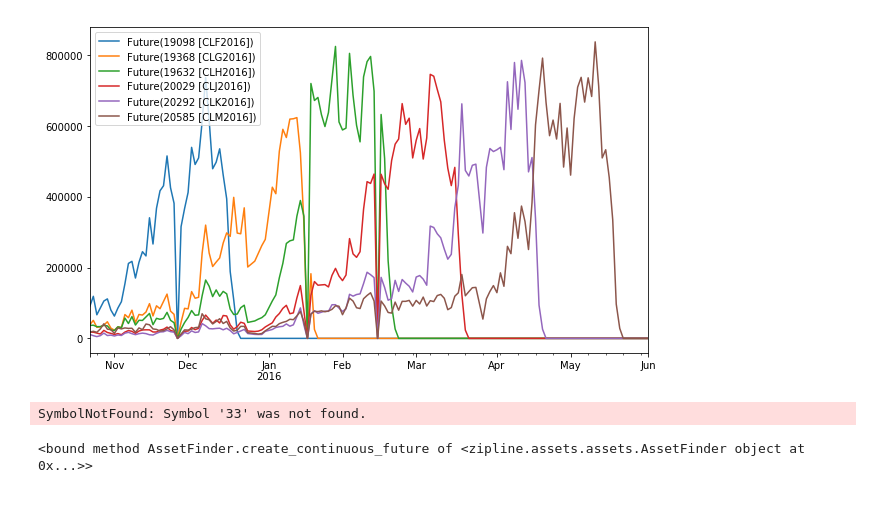
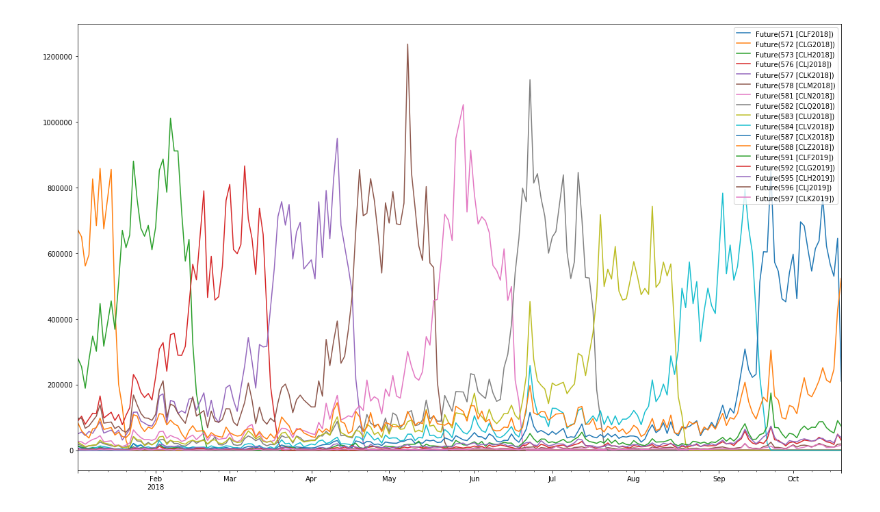
Before and after one commit to t1user/zipline, a Jupyter notebook: futures_ test_notebook.ipynb, the cells around one changed output. Cells and saved outputs as stored; diff of their text form; code cells hidden in the pictures.

Commit message:
work on futures bundle

```diff
--- a/futures_ test_notebook.ipynb
+++ b/futures_ test_notebook.ipynb
@@ -18,7 +18,7 @@ load_extensions(
 )
 
 # Set-Up Pricing Data Access
-trading_calendar = get_calendar('CME')
+trading_calendar = get_calendar('NYSE')
 bundle = 'futures'
 bundle_data = bundles.load(bundle)
 
@@ -41,44 +41,38 @@ end_loc = trading_calendar.closes.index.get_loc(end_dt)
 # %%
 continuous_future = bundle_data.asset_finder.create_continuous_future
 history = data.get_history_window
 
 cl_contracts = [
     bundle_data.asset_finder.lookup_future_symbol(x)
     for x
-    in ['CLF2016', 'CLG2016', 'CLH2016', 'CLJ2016', 'CLK2016', 'CLM2016']
+    in ['CLF2018', 'CLG2018', 'CLH2018', 'CLJ2018', 'CLK2018', 'CLM2018', 'CLN2018', 'CLQ2018', 'CLU2018', 'CLV2018',
+        'CLX2018', 'CLZ2018', 'CLF2019', 'CLG2019', 'CLH2019', 'CLJ2019', 'CLK2019']
 ]
 
-start_dt = pd.Timestamp('2015-10-21', tz='UTC', offset='C')
-end_dt = pd.Timestamp('2016-06-01', tz='UTC', offset='C')
+start_dt = pd.Timestamp('2018-1-2', tz='UTC', offset='C')
+end_dt = pd.Timestamp('2018-10-18', tz='UTC', offset='C')
 
 end_loc = trading_calendar.closes.index.get_loc(end_dt)
 start_loc = trading_calendar.closes.index.get_loc(start_dt)
 
 cl_consecutive_contract_volume = history(
     assets=cl_contracts,
     end_dt=end_dt,
     bar_count=end_loc - start_loc,
     frequency='1d',
     field='volume',
     data_frequency='daily'
 )
 
-cl_consecutive_contract_volume.plot(figsize=(10,6));
+cl_consecutive_contract_volume.plot(figsize=(20,12));
 # %% [output]
-[figure, old version]
+[figure, new version]
 # %%
-cl =  bundle_data.asset_finder.lookup_future_symbol(33)
-cl_consecutive_contract_contract = history(
+volume = history(
     assets=cl_contracts,
-    end_dt=end_dt,
-    bar_count=end_loc - start_loc,
+    end_dt=pd.Timestamp('2018-05-31'),
+    bar_count=30,
     frequency='1d',
-    field='contract',
+    field='volume',
     data_frequency='daily'
 )
-# %% [output]
-SymbolNotFound: Symbol '33' was not found.
-# %%
-continuous_future
-# %% [output]
-<bound method AssetFinder.create_continuous_future of <zipline.assets.assets.AssetFinder object at 0x...>>
```
Also changed, not shown: parts of 16 cells of this notebook, 6 other files.
